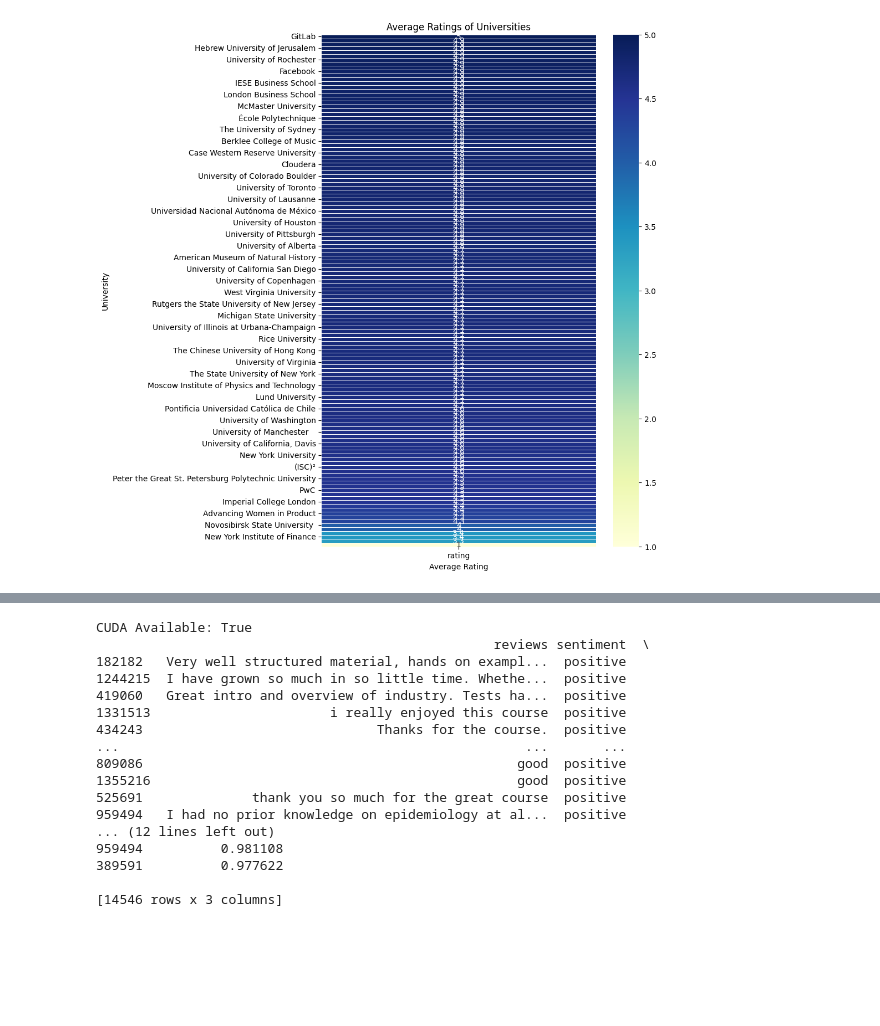
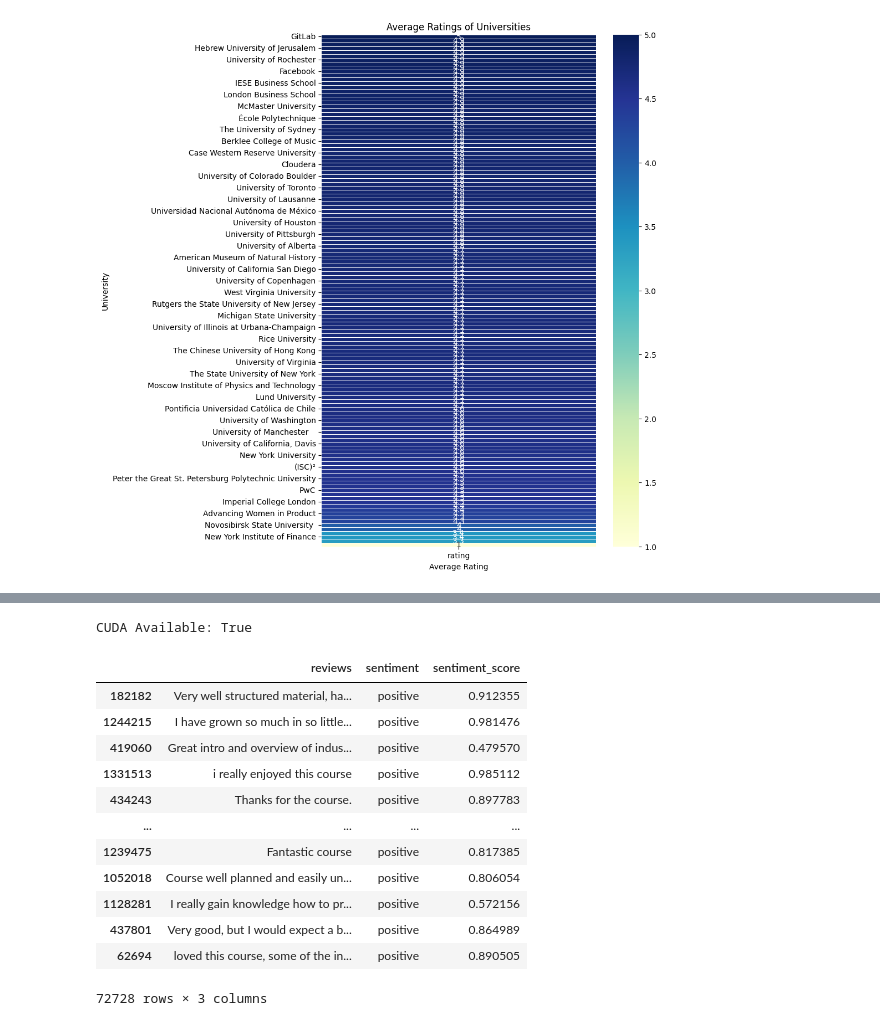
Before and after one commit to Sciotaku/DTUDataScienceProject, a Jupyter notebook: DataAnalysis_Samira.ipynb, the cells around one changed output, grey strips where cells are left out. Drawn from its saved outputs; the diff is of its cells as text; code cells hidden in the pictures; blank space fills up the shorter version.

```diff
--- a/DataAnalysis_Samira.ipynb
+++ b/DataAnalysis_Samira.ipynb
@@ -258,15 +259,6 @@ combined_data.head()
 | 3 | Machine Learning | Stanford University | https://www.coursera.org/learn/ma... | machine-learning | This course is absolute garbage. ... | By Mathew L | 2015-09-25 | 1 | ... |
 | 4 | Machine Learning | Stanford University | https://www.coursera.org/learn/ma... | machine-learning | However good the material and lec... | By Rui C | 2015-12-12 | 1 | ... |
 # %%
-# from sklearn.cluster import KMeans
-# from sklearn.metrics import silhouette_score
-# import matplotlib.pyplot as plt
-# import numpy as np
-# import pandas as pd
-# from transformers import pipeline
-# from transformers import AutoTokenizer
-# from transformers import AutoModelForSequenceClassification
-# import torch
 
 import pandas as pd
 from transformers import pipeline
@@ -278,7 +270,7 @@ print(f"CUDA Available: {torch.cuda.is_available()}")
 
 # Assuming 'combined_data' is your DataFrame containing the 'reviews' column
 #sampled_df = combined_data.head(100)  # Replace with actual DataFrame, e.g., combined_data.sample(frac=0.05)
-sampled_df = combined_data.sample(frac=0.01, random_state=42)
+sampled_df = combined_data.sample(frac=0.05, random_state=42)
 batch_size = 64  # Adjust based on available GPU memory
 
 # Load the pre-trained model
@@ -298,70 +290,44 @@ def classify_batch(batch):
     results = classifier(reviews)  # Perform classification
     sentiments = []
     for result in results:
         sentiment = label_mapping[result['label']]  # Map the label to sentiment
         score = result['score']  # Get the sentiment score
         sentiments.append((sentiment, score))  # Append a tuple of sentiment and score
     return sentiments
 
 # Split the DataFrame into batches and process
 def process_in_batches(df, batch_size):
     sentiment_labels = []  # Store the sentiment results
 
     # Iterate through DataFrame in batches
     for start in range(0, len(df), batch_size):
         batch = df.iloc[start:start + batch_size]  # Get the current batch
         sentiments = classify_batch(batch)  # Get sentiment for the batch
         sentiment_labels.extend(sentiments)  # Append results to the list
 
     return sentiment_labels
 
 # Process reviews and classify sentiment with scores
 sentiments_with_scores = process_in_batches(sampled_df, batch_size)  # Classify the reviews
 
 # Separate the results into two columns: 'sentiment' and 'score'
 sampled_df['sentiment'] = [sentiment for sentiment, score in sentiments_with_scores]
 sampled_df['sentiment_score'] = [score for sentiment, score in sentiments_with_scores]
 
 # Preview the updated DataFrame with sentiment and scores
-print(sampled_df[['reviews', 'sentiment', 'sentiment_score']])
-
-
-
-
-# sentiment_analyzer = pipeline("sentiment-analysis", device=device,truncation=True, max_length=128)
-# def get_sentiment_batch(texts, batch_size=8):
-#     sentiments = []
-#     for i in range(0, len(texts), batch_size):
-#         # Batch process a slice of texts
-#         batch_texts = texts[i:i + batch_size]
-#         batch_sentiment = sentiment_analyzer(batch_texts)
-#         sentiments.extend(batch_sentiment)
-#     return sentiments
-
-# # Load your DataFrame (assuming it's already loaded in 'df')
-# sampled_df = combined_data.sample(frac=0.05, random_state=42)
-
-# batch_sentiment = get_sentiment_batch(sampled_df['reviews'].tolist(), batch_size=8)
-
-# sampled_df['sentiment_label'] = [sentiment['label'] for sentiment in batch_sentiment]
-# sampled_df['sentiment_score'] = [sentiment['score'] for sentiment in batch_sentiment]
-
-# print(sampled_df[['name', 'sentiment_label', 'sentiment_score']].head())
+sampled_df[['reviews', 'sentiment', 'sentiment_score']]
 # %% [output]
 CUDA Available: True
-                                                   reviews sentiment  \
-182182   Very well structured material, hands on exampl...  positive
-1244215  I have grown so much in so little time. Whethe...  positive
-419060   Great intro and overview of industry. Tests ha...  positive
-1331513                       i really enjoyed this course  positive
-434243                              Thanks for the course.  positive
-...                                                    ...       ...
-809086                                                good  positive
-1355216                                               good  positive
-525691              thank you so much for the great course  positive
-959494   I had no prior knowledge on epidemiology at al...  positive
-... (12 lines left out)
-959494          0.981108
-389591          0.977622
-
-[14546 rows x 3 columns]
+|  | reviews | sentiment | sentiment_score |
+| 182182 | Very well structured material, ha... | positive | 0.912355 |
+| 1244215 | I have grown so much in so little... | positive | 0.981476 |
+| 419060 | Great intro and overview of indus... | positive | 0.479570 |
+| 1331513 | i really enjoyed this course | positive | 0.985112 |
+| 434243 | Thanks for the course. | positive | 0.897783 |
+| ... | ... | ... | ... |
+| 1239475 | Fantastic course | positive | 0.817385 |
+| 1052018 | Course well planned and easily un... | positive | 0.806054 |
+| 1128281 | I really gain knowledge how to pr... | positive | 0.572156 |
+| 437801 | Very good, but I would expect a b... | positive | 0.864989 |
+| 62694 | loved this course, some of the in... | positive | 0.890505 |
+72728 rows × 3 columns
```
Also changed, not shown: parts of 5 cells of this notebook.
